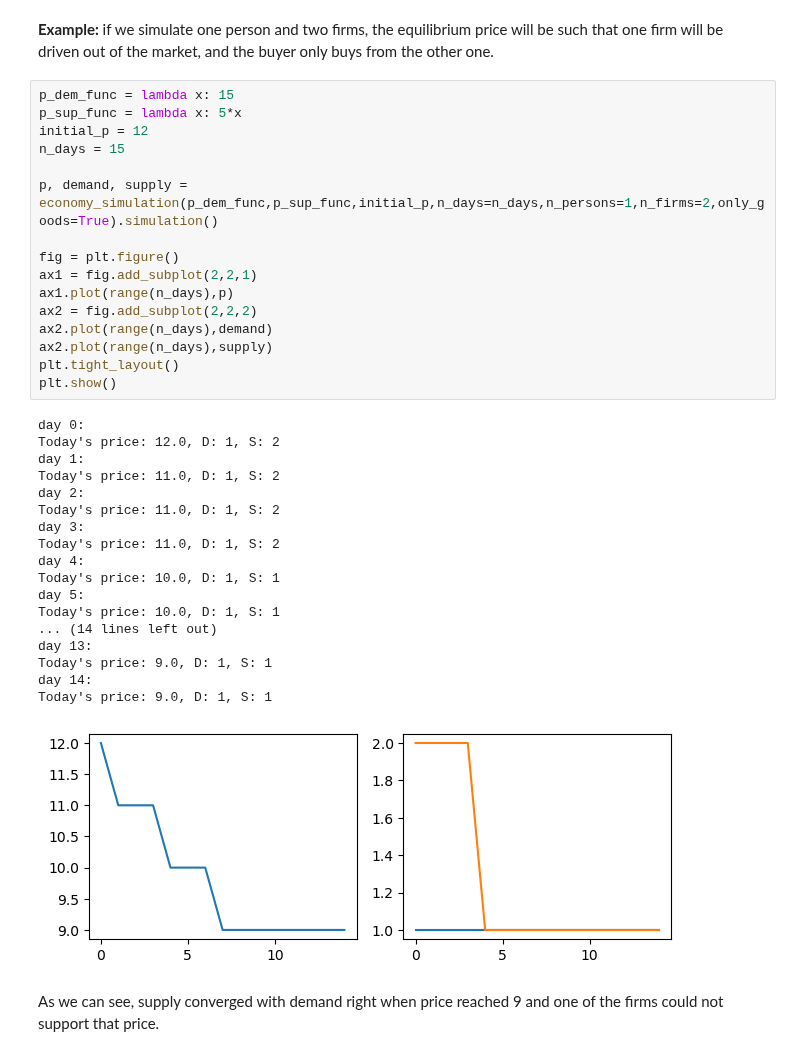
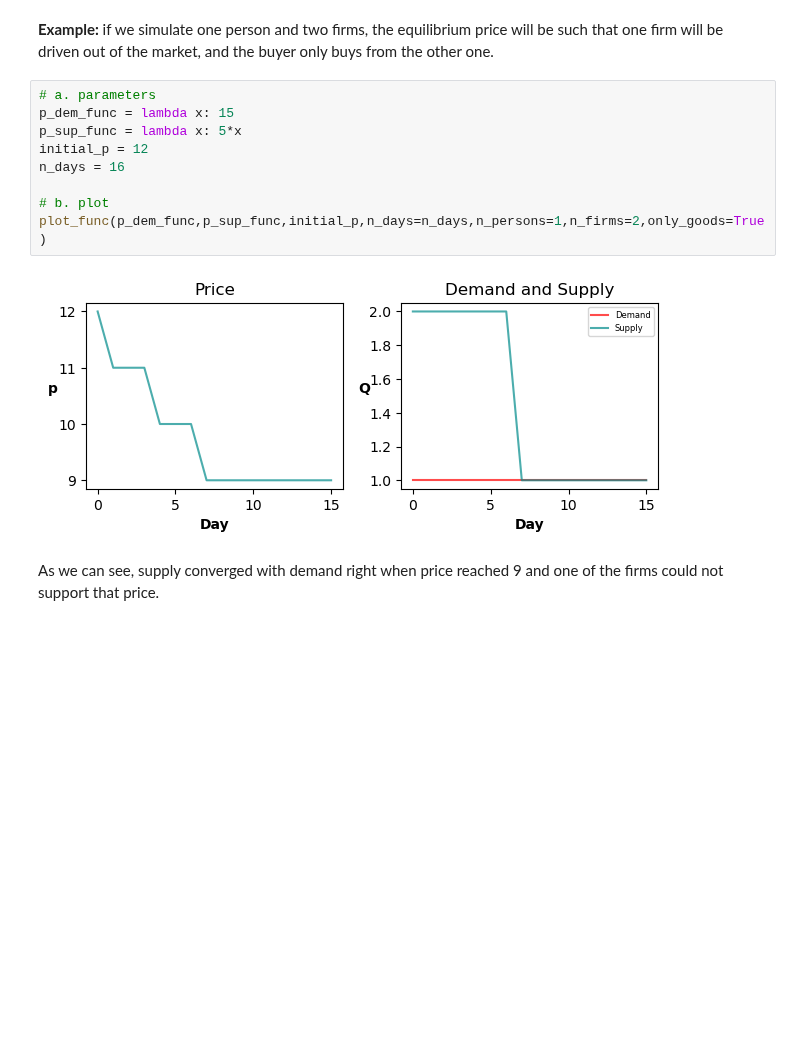
Before and after one commit to NumEconCopenhagen/projects-2023-the-best-duo, a Jupyter notebook: modelproject/modelproject.ipynb, the cells around one changed output. Drawn from its saved outputs; the diff is of its cells as text; blank space fills up the shorter version.

```diff
--- a/modelproject/modelproject.ipynb
+++ b/modelproject/modelproject.ipynb
@@ -63,40 +59,16 @@ In the long run, these interactions will converge in an equilibrium price for th
 # %% [markdown]
 **Example:** if we simulate one person and two firms, the equilibrium price will be such that one firm will be driven out of the market, and the buyer only buys from the other one.
 # %%
+# a. parameters
 p_dem_func = lambda x: 15
 p_sup_func = lambda x: 5*x
 initial_p = 12
-n_days = 15
+n_days = 16
 
-p, demand, supply = economy_simulation(p_dem_func,p_sup_func,initial_p,n_days=n_days,n_persons=1,n_firms=2,only_goods=True).simulation()
-
-fig = plt.figure()
-ax1 = fig.add_subplot(2,2,1)
-ax1.plot(range(n_days),p)
-ax2 = fig.add_subplot(2,2,2)
-ax2.plot(range(n_days),demand)
-ax2.plot(range(n_days),supply)
-plt.tight_layout()
-plt.show()
+# b. plot
+plot_func(p_dem_func,p_sup_func,initial_p,n_days=n_days,n_persons=1,n_firms=2,only_goods=True)
 # %% [output]
-day 0:
-Today's price: 12.0, D: 1, S: 2
-day 1:
-Today's price: 11.0, D: 1, S: 2
-day 2:
-Today's price: 11.0, D: 1, S: 2
-day 3:
-Today's price: 11.0, D: 1, S: 2
-day 4:
-Today's price: 10.0, D: 1, S: 1
-day 5:
-Today's price: 10.0, D: 1, S: 1
-... (14 lines left out)
-day 13:
-Today's price: 9.0, D: 1, S: 1
-day 14:
-Today's price: 9.0, D: 1, S: 1
-[figure, old version]
+[figure, new version]
 # %% [markdown]
 As we can see, supply converged with demand right when price reached 9 and one of the firms could not support that price.
 # %% [markdown]
```
Also changed, not shown: parts of 21 cells of this notebook, 8 other files.
